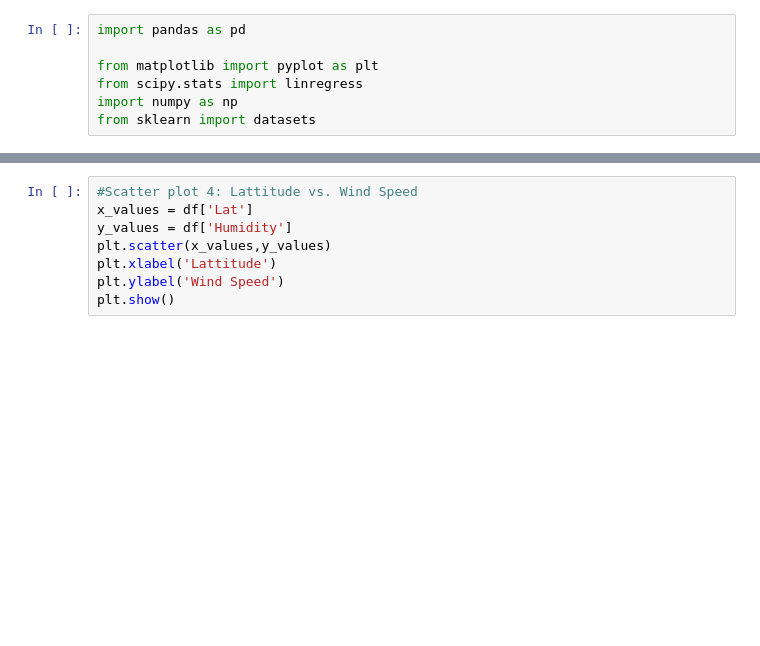
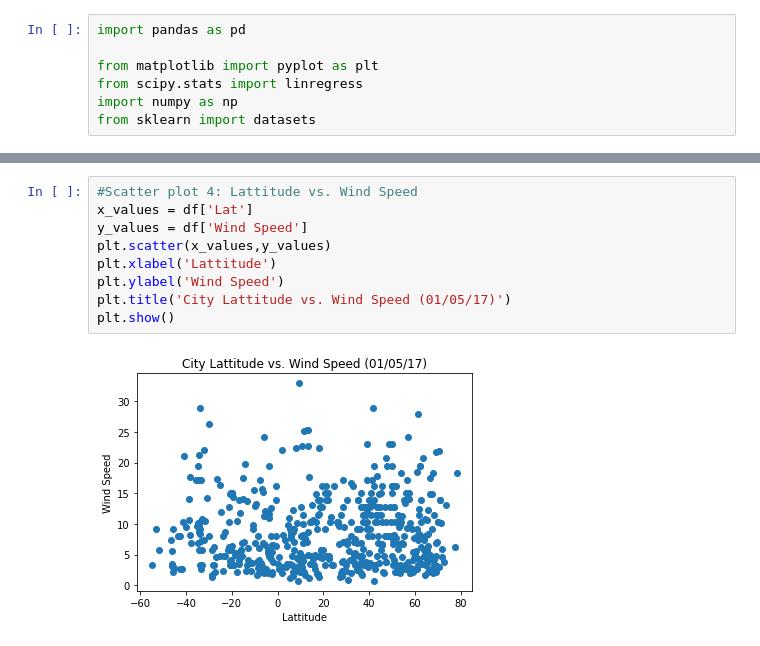
Before and after one commit to TempestCampbell/Web-Design-Challenge, a Jupyter notebook: WeatherTablesAndGraphs.ipynb, the cells around one changed output, grey strips where cells are left out. Drawn from its saved outputs; the diff is of its cells as text; blank space fills up the shorter version.

```diff
--- a/WeatherTablesAndGraphs.ipynb
+++ b/WeatherTablesAndGraphs.ipynb
@@ -58,8 +89,11 @@ plt.show()
 # %%
 #Scatter plot 4: Lattitude vs. Wind Speed
 x_values = df['Lat']
-y_values = df['Humidity']
+y_values = df['Wind Speed']
 plt.scatter(x_values,y_values)
 plt.xlabel('Lattitude')
 plt.ylabel('Wind Speed')
+plt.title('City Lattitude vs. Wind Speed (01/05/17)')
 plt.show()
+# %% [output]
+[figure, added]
```
Also changed, not shown: parts of 8 cells of this notebook, 2 other files.
